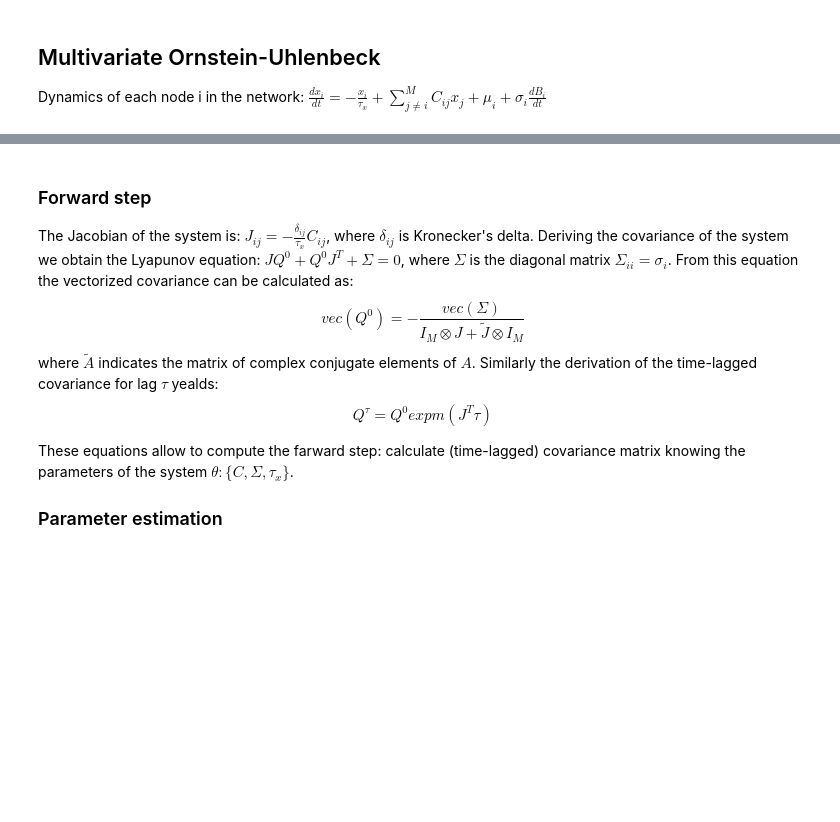
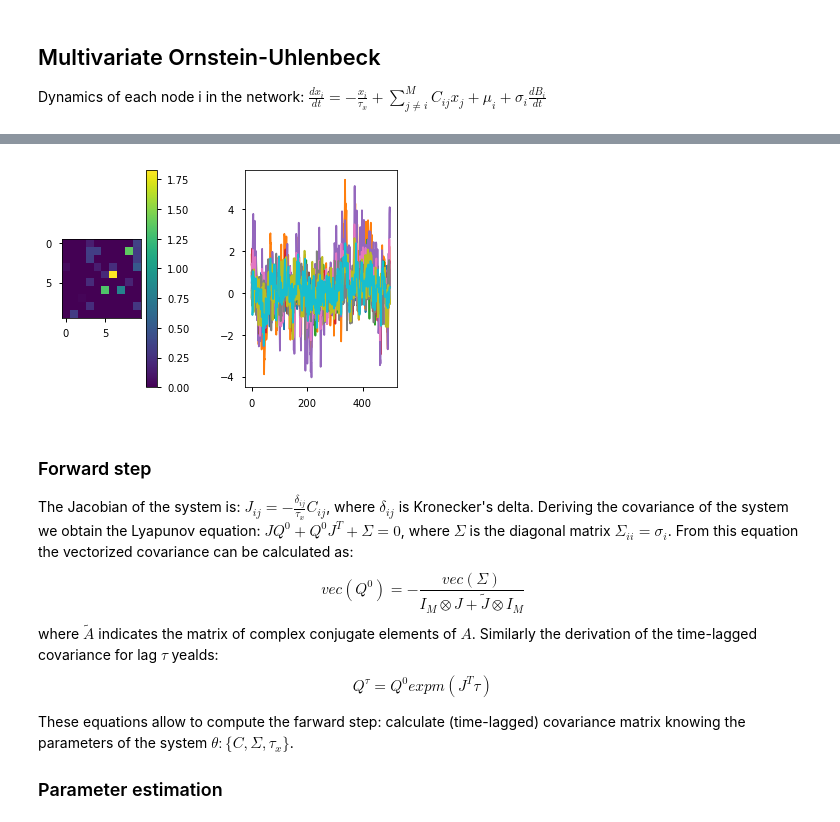
Before and after one commit to andins/bayes_MOU, a Jupyter notebook: group_meeting/MOU_bayesVSgradient.ipynb, the cells around one changed output, grey strips where cells are left out. Drawn from its saved outputs; the diff is of its cells as text; code cells hidden in the pictures; blank space fills up the shorter version.

```diff
--- a/group_meeting/MOU_bayesVSgradient.ipynb
+++ b/group_meeting/MOU_bayesVSgradient.ipynb
@@ -38,3 +41,16 @@ plt.show()
+# %%
+C = make_rnd_connectivity(N=10, density=0.2, connectivity_strength=1)
+model = MOU(n_nodes=10, tau_x=1, mu=0.0, Sigma=None, C=C, random_state=0)
+ts = model.simulate(T=500, random_state=0)
+plt.figure()
+plt.subplot(1,3,1)
+plt.imshow(C)
+plt.colorbar()
+plt.subplot(1,2,2)
+plt.plot(ts)
+plt.show()
+# %% [output]
+[figure, added]
 # %% [markdown]
 ### Forward step
 The Jacobian of the system is: $ J_{ij} = -\frac{\delta_{ij}}{\tau_x}C_{ij}$, where $\delta_{ij}$ is Kronecker's delta.
```
Also changed, not shown: parts of 11 cells of this notebook, 3 other files.
